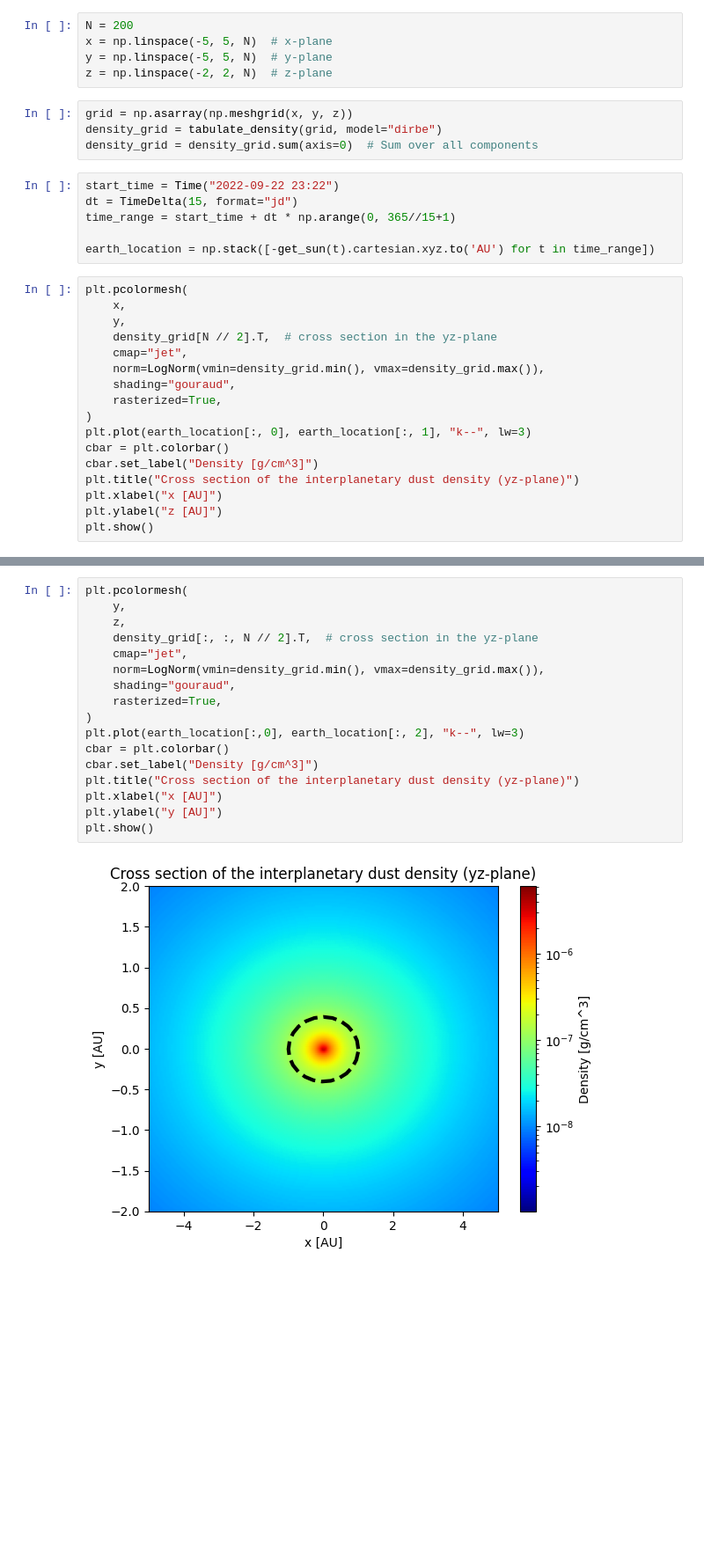
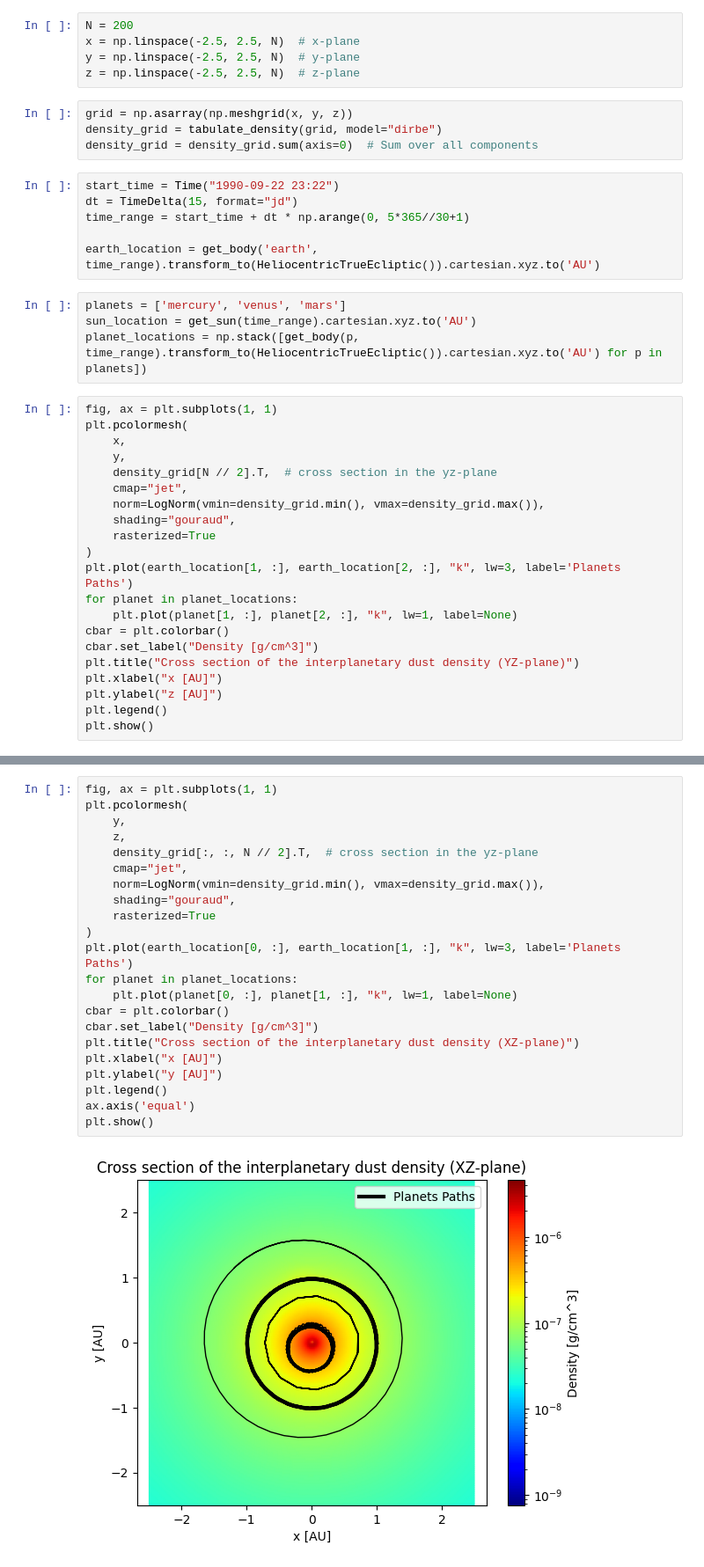
Before and after one commit to oravitan/zodiacal-polarized, a Jupyter notebook: notebooks/create_zodiacal_images.ipynb, the cells around one changed output, grey strips where cells are left out. Shown: that part at 88% size. Drawn from its saved outputs; the diff is of its cells as text; blank space fills up the shorter version.

```diff
--- a/notebooks/create_zodiacal_images.ipynb
+++ b/notebooks/create_zodiacal_images.ipynb
@@ -8,20 +8,25 @@ from astropy.time import Time, TimeDelta
 from zodipy import tabulate_density
 # %%
 N = 200
-x = np.linspace(-5, 5, N)  # x-plane
-y = np.linspace(-5, 5, N)  # y-plane
-z = np.linspace(-2, 2, N)  # z-plane
+x = np.linspace(-2.5, 2.5, N)  # x-plane
+y = np.linspace(-2.5, 2.5, N)  # y-plane
+z = np.linspace(-2.5, 2.5, N)  # z-plane
 # %%
 grid = np.asarray(np.meshgrid(x, y, z))
 density_grid = tabulate_density(grid, model="dirbe")
 density_grid = density_grid.sum(axis=0)  # Sum over all components
 # %%
-start_time = Time("2022-09-22 23:22")
+start_time = Time("1990-09-22 23:22")
 dt = TimeDelta(15, format="jd")
-time_range = start_time + dt * np.arange(0, 365//15+1)
+time_range = start_time + dt * np.arange(0, 5*365//30+1)
 
-earth_location = np.stack([-get_sun(t).cartesian.xyz.to('AU') for t in time_range])
+earth_location = get_body('earth', time_range).transform_to(HeliocentricTrueEcliptic()).cartesian.xyz.to('AU')
+# %%
+planets = ['mercury', 'venus', 'mars']
+sun_location = get_sun(time_range).cartesian.xyz.to('AU')
+planet_locations = np.stack([get_body(p, time_range).transform_to(HeliocentricTrueEcliptic()).cartesian.xyz.to('AU') for p in planets])
 # %%
+fig, ax = plt.subplots(1, 1)
 plt.pcolormesh(
     x,
     y,
@@ -29,13 +34,16 @@ plt.pcolormesh(
     cmap="jet",
     norm=LogNorm(vmin=density_grid.min(), vmax=density_grid.max()),
     shading="gouraud",
-    rasterized=True,
+    rasterized=True
 )
-plt.plot(earth_location[:, 0], earth_location[:, 1], "k--", lw=3)
+plt.plot(earth_location[1, :], earth_location[2, :], "k", lw=3, label='Planets Paths')
+for planet in planet_locations:
+    plt.plot(planet[1, :], planet[2, :], "k", lw=1, label=None)
 cbar = plt.colorbar()
 cbar.set_label("Density [g/cm^3]")
-plt.title("Cross section of the interplanetary dust density (yz-plane)")
+plt.title("Cross section of the interplanetary dust density (YZ-plane)")
 plt.xlabel("x [AU]")
 plt.ylabel("z [AU]")
+plt.legend()
 plt.show()
 # %% [output]
@@ -43,19 +51,24 @@ plt.show()
 # %%
+fig, ax = plt.subplots(1, 1)
 plt.pcolormesh(
     y,
     z,
     density_grid[:, :, N // 2].T,  # cross section in the yz-plane
     cmap="jet",
     norm=LogNorm(vmin=density_grid.min(), vmax=density_grid.max()),
     shading="gouraud",
-    rasterized=True,
+    rasterized=True
 )
-plt.plot(earth_location[:,0], earth_location[:, 2], "k--", lw=3)
+plt.plot(earth_location[0, :], earth_location[1, :], "k", lw=3, label='Planets Paths')
+for planet in planet_locations:
+    plt.plot(planet[0, :], planet[1, :], "k", lw=1, label=None)
 cbar = plt.colorbar()
 cbar.set_label("Density [g/cm^3]")
-plt.title("Cross section of the interplanetary dust density (yz-plane)")
+plt.title("Cross section of the interplanetary dust density (XZ-plane)")
 plt.xlabel("x [AU]")
 plt.ylabel("y [AU]")
+plt.legend()
+ax.axis('equal')
 plt.show()
 # %% [output]
-[figure, old version]
+[figure, new version]
```
Also changed, not shown: parts of 5 cells of this notebook, 1 other file.
